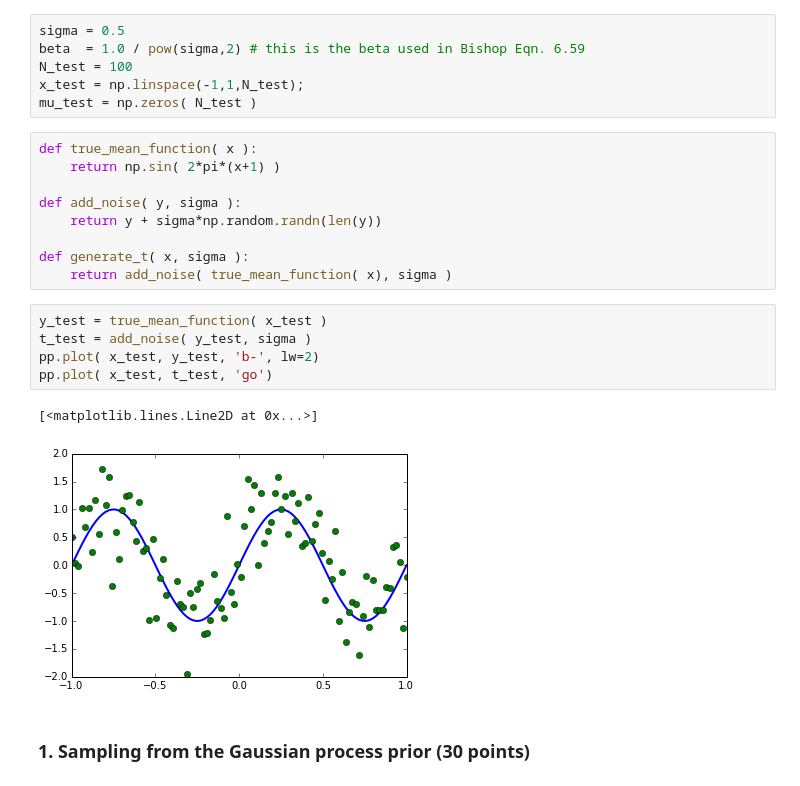
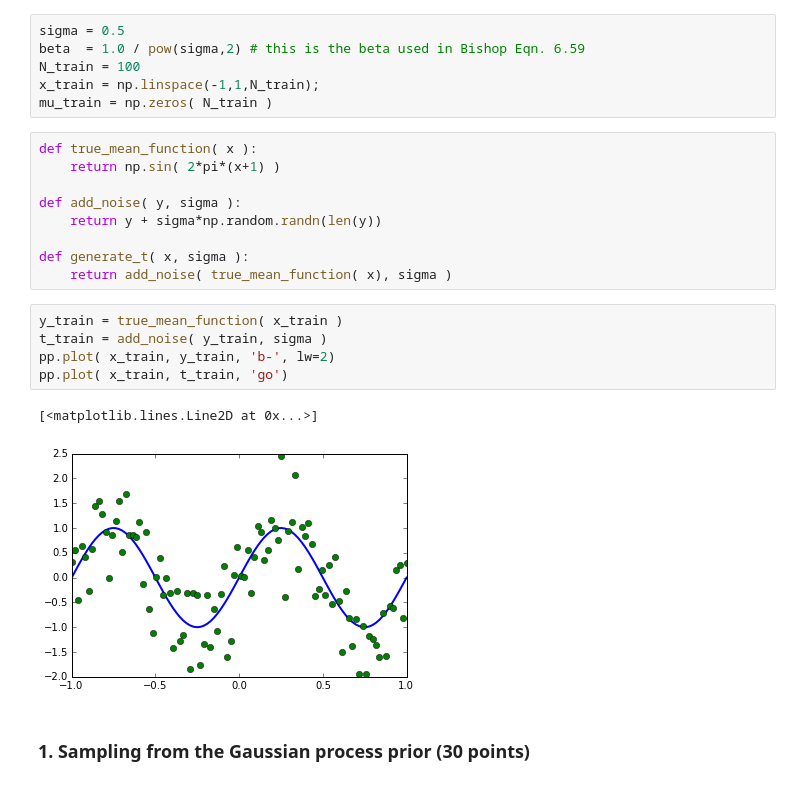
Before and after one commit to erikvanegmond/ml1-2015-lab3, a Jupyter notebook: Lab3.ipynb, the cells around one changed output. Saved outputs shown, nothing was run; the diff lists cells and outputs as text.

```diff
--- a/Lab3.ipynb
+++ b/Lab3.ipynb
@@ -66,9 +68,9 @@ Populating the interactive namespace from numpy and matplotlib
 # %%
 sigma = 0.5
 beta  = 1.0 / pow(sigma,2) # this is the beta used in Bishop Eqn. 6.59
-N_test = 100
-x_test = np.linspace(-1,1,N_test);
-mu_test = np.zeros( N_test )
+N_train = 100
+x_train = np.linspace(-1,1,N_train);
+mu_train = np.zeros( N_train )
 # %%
 def true_mean_function( x ):
     return np.sin( 2*pi*(x+1) )
@@ -79,13 +81,13 @@ def add_noise( y, sigma ):
 def generate_t( x, sigma ):
     return add_noise( true_mean_function( x), sigma )
 # %%
-y_test = true_mean_function( x_test )
-t_test = add_noise( y_test, sigma )
-pp.plot( x_test, y_test, 'b-', lw=2)
-pp.plot( x_test, t_test, 'go')
+y_train = true_mean_function( x_train )
+t_train = add_noise( y_train, sigma )
+pp.plot( x_train, y_train, 'b-', lw=2)
+pp.plot( x_train, t_train, 'go')
 # %% [output]
 [<matplotlib.lines.Line2D at 0x...>]
-[figure, old version]
+[figure, new version]
 # %% [markdown]
 ### 1. Sampling from the Gaussian process prior (30 points)
 # %% [markdown]
```
Also changed, not shown: parts of 18 cells of this notebook.
